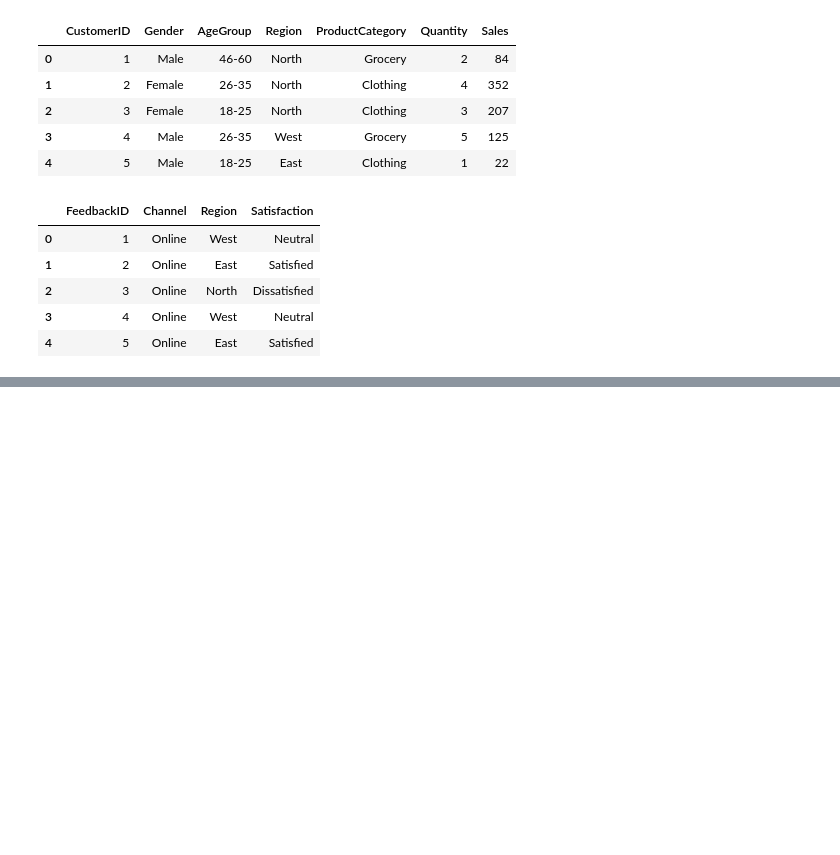
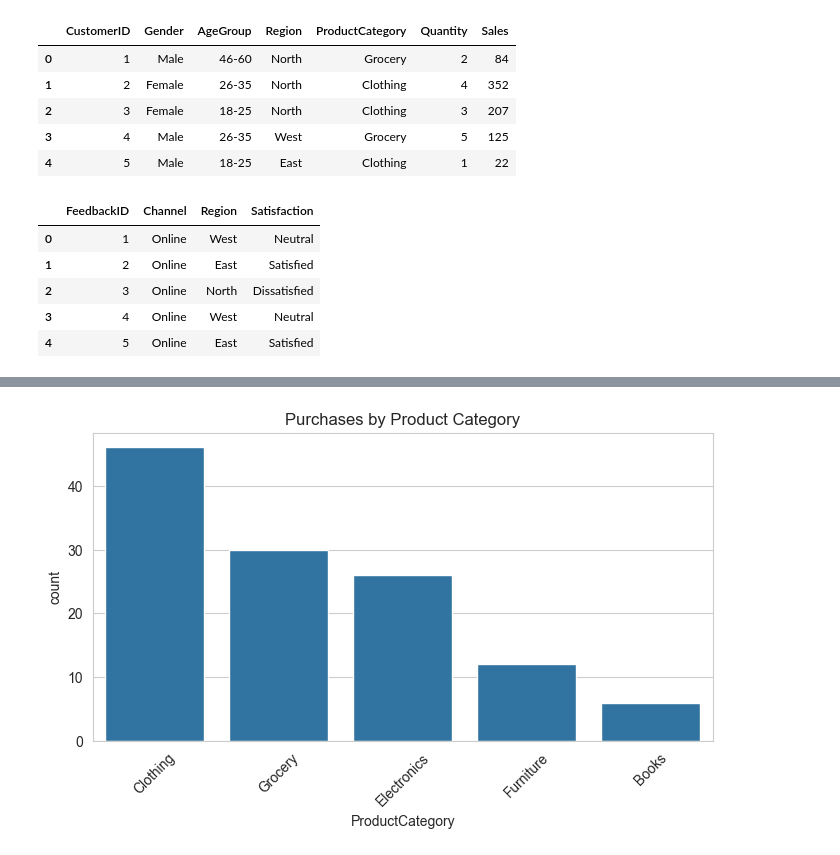
Before and after one commit to BrandonC2/CECS-450, a Jupyter notebook: notebooks/Session7/Session7.ipynb, the cells around one changed output, grey strips where cells are left out. Drawn from its saved outputs; the diff is of its cells as text; code cells hidden in the pictures; blank space fills up the shorter version.

```diff
--- a/notebooks/Session7/Session7.ipynb
+++ b/notebooks/Session7/Session7.ipynb
@@ -32,0 +42,4 @@ display(feedback.head())
+# %%
+age_order = ["18-25", "26-35", "36-45", "46-60"]
+purchases["AgeGroup"] = pd.Categorical(purchases["AgeGroup"], categories = age_order, ordered=True)
+purchases["AgeGroup"].head()
@@ -32,0 +54,8 @@ display(feedback.head())
+# %%
+order = purchases["ProductCategory"].value_counts().index # index is the first column
+sns.countplot(data = purchases, x = "ProductCategory", order = order)
+plt.title("Purchases by Product Category")
+plt.xticks(rotation = 45)
+plt.show()
+# %% [output]
+[figure, added]
```
Also changed, not shown: parts of 17 cells of this notebook.
